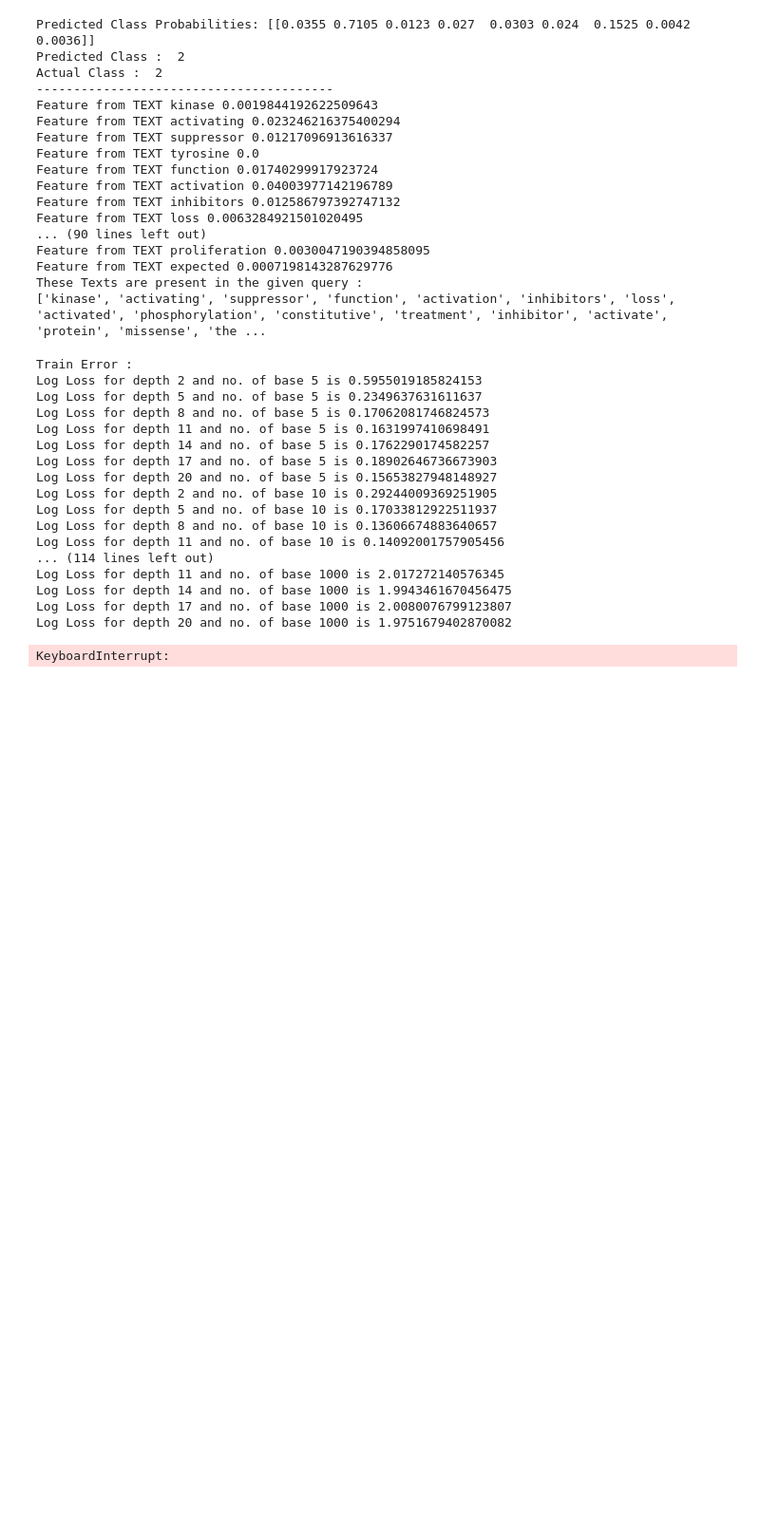
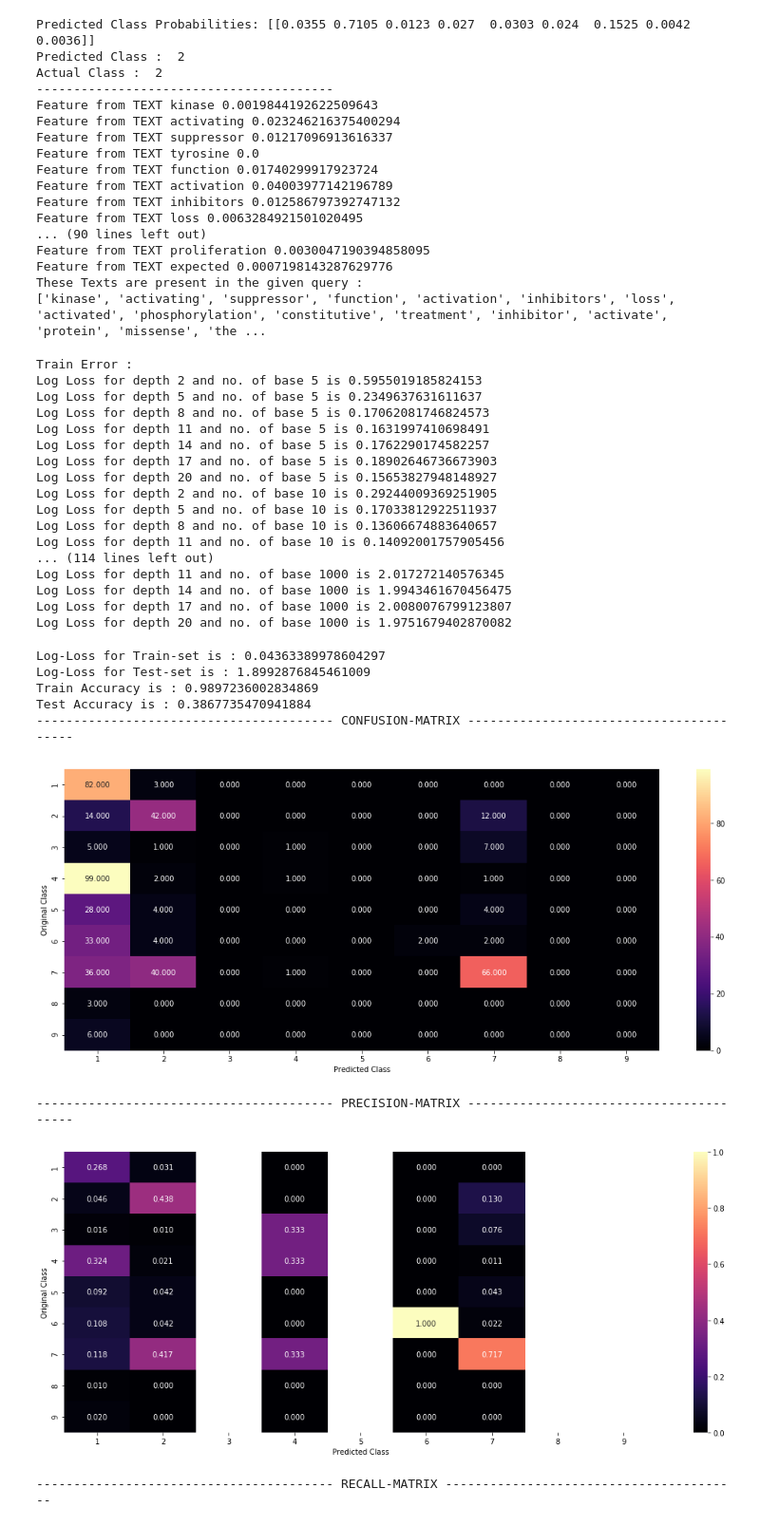
Before and after one commit to sradheya99/Cancer-Diagnosis, a Jupyter notebook: Cancer Diagnosis/CancerDiagnosis.ipynb, the cells around one changed output. Shown at 95% size. Saved outputs shown, nothing was run; the diff lists cells and outputs as text; code cells hidden in the pictures; blank space fills up the shorter version.

```diff
--- a/Cancer Diagnosis/CancerDiagnosis.ipynb
+++ b/Cancer Diagnosis/CancerDiagnosis.ipynb
@@ -1618,6 +1618,14 @@ Log Loss for depth 14 and no. of base 1000 is 1.9943461670456475
 Log Loss for depth 17 and no. of base 1000 is 2.0080076799123807
 Log Loss for depth 20 and no. of base 1000 is 1.9751679402870082
 # %%
-rf_model('Testing', 'ResponseEncode', best_depth = , best_base = 1000, weight = 'balanced')
+rf_model('Testing', 'ResponseEncode', best_depth = 8, best_base = 1000, weight = 'balanced')
 # %% [output]
-KeyboardInterrupt:
+Log-Loss for Train-set is : 0.04363389978604297
+Log-Loss for Test-set is : 1.8992876845461009
+Train Accuracy is : 0.9897236002834869
+Test Accuracy is : 0.3867735470941884
+---------------------------------------- CONFUSION-MATRIX ----------------------------------------
+[figure, added]
+---------------------------------------- PRECISION-MATRIX ----------------------------------------
+[figure, added]
+---------------------------------------- RECALL-MATRIX ----------------------------------------
```
Also changed, not shown: parts of 17 cells of this notebook.
